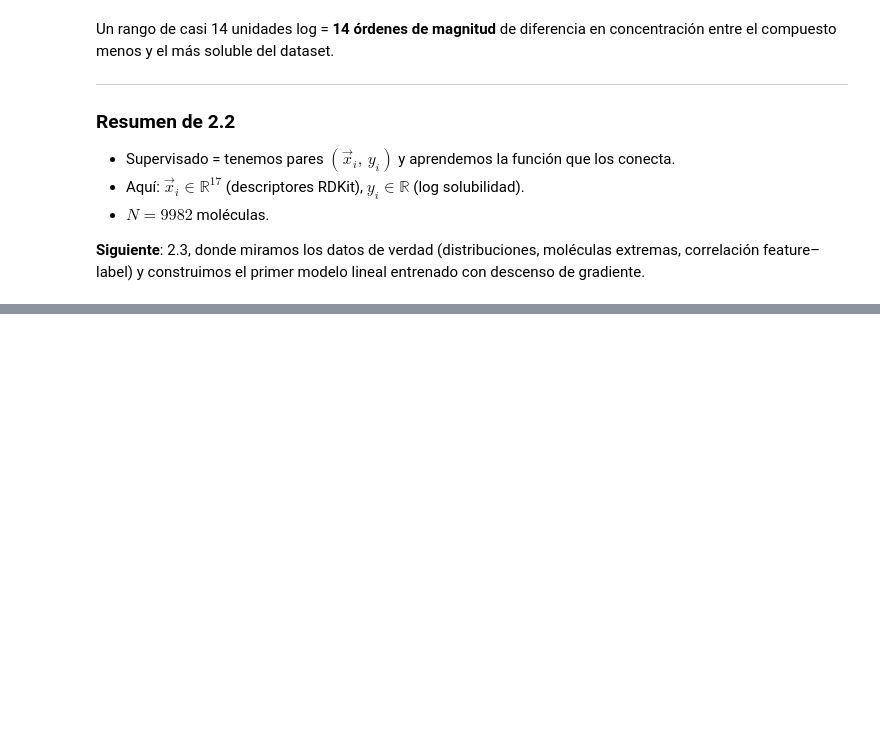
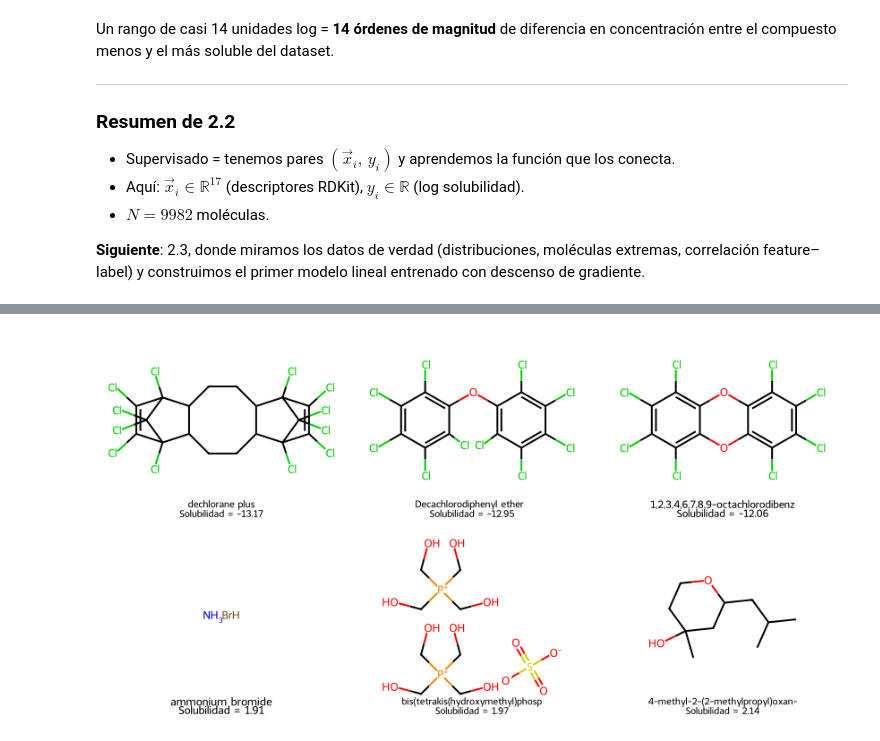
Before and after one commit to alexhrehoret/dmol-study-notes, a Jupyter notebook: notebooks/02_introduccion.ipynb, the cells around one changed output, grey strips where cells are left out. Cells and saved outputs as stored; diff of their text form; code cells hidden in the pictures; blank space fills up the shorter version.

```diff
--- a/notebooks/02_introduccion.ipynb
+++ b/notebooks/02_introduccion.ipynb
@@ -158,0 +276,16 @@ correlación feature–label) y construimos el primer modelo lineal entrenado co
+# %%
+sorted_data = soldata.sort_values("Solubility")
+
+extremos = pd.concat([sorted_data.head(3), sorted_data.tail(3)])
+
+mols = [rdkit.Chem.MolFromInchi(inchi) for inchi in extremos["InChI"]]
+legends = [
+    f"{name[:32]}\nSolubilidad = {sol:.2f}"
+    for name, sol in zip(extremos["Name"], extremos["Solubility"])
+]
+
+rdkit.Chem.Draw.MolsToGridImage(
+    mols, molsPerRow=3, subImgSize=(280, 220), legends=legends
+)
+# %% [output]
+[figure, added]
```
Also changed, not shown: parts of 9 cells of this notebook, 4 other files.
